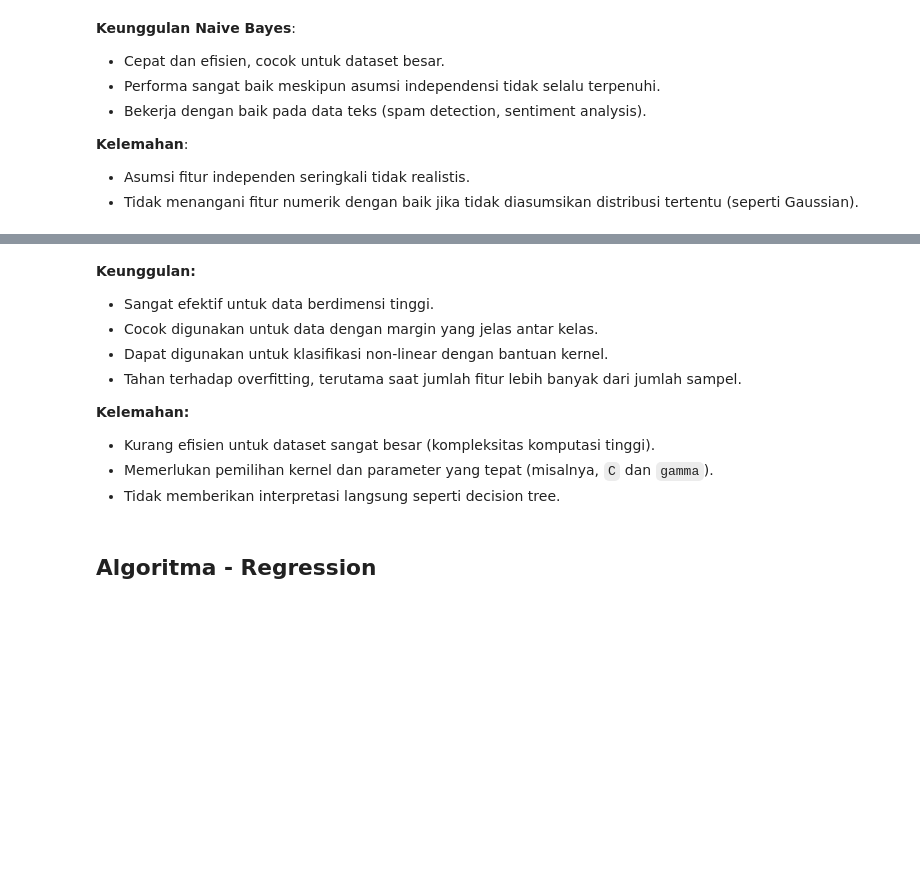
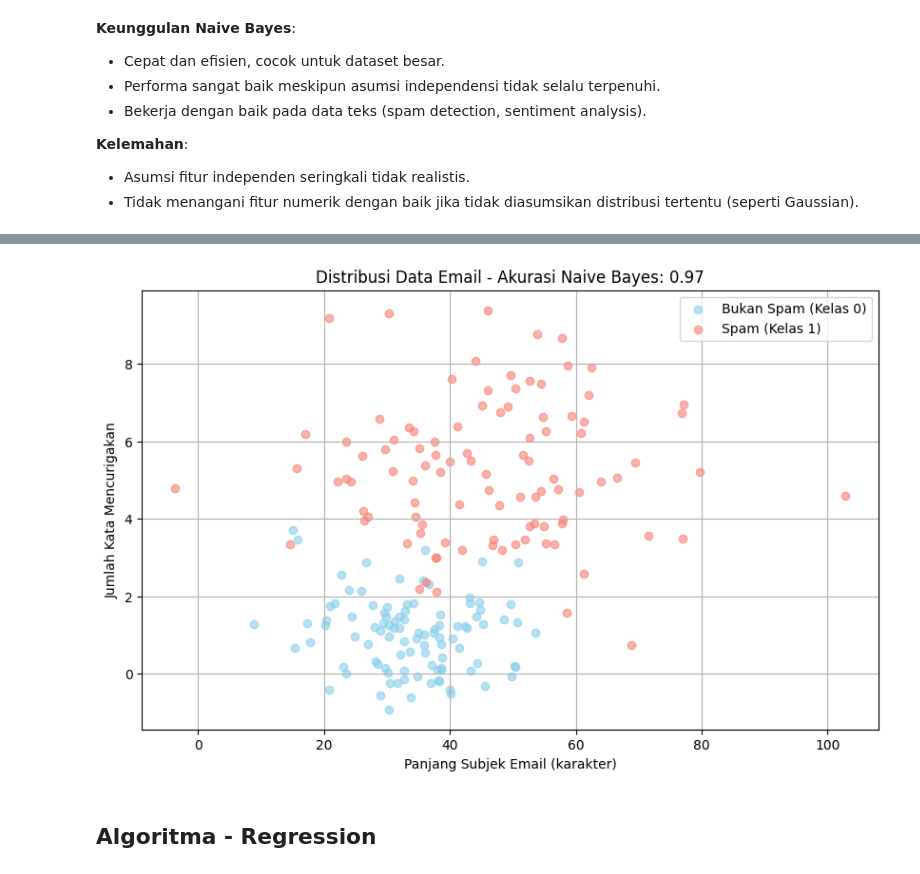
Before and after one commit to JryFarrr/Module_ML_GDGoC_ITS, a Jupyter notebook: Supervised Learning/main.ipynb, the cells around one changed output, grey strips where cells are left out. Saved outputs shown, nothing was run; the diff lists cells and outputs as text; code cells hidden in the pictures; blank space fills up the shorter version.

```diff
--- a/Supervised Learning/main.ipynb
+++ b/Supervised Learning/main.ipynb
@@ -437,14 +215,44 @@ for kernel in kernels:
-# %% [markdown]
-**Keunggulan:**
-- Sangat efektif untuk data berdimensi tinggi.
-- Cocok digunakan untuk data dengan margin yang jelas antar kelas.
-- Dapat digunakan untuk klasifikasi non-linear dengan bantuan kernel.
-- Tahan terhadap overfitting, terutama saat jumlah fitur lebih banyak dari jumlah sampel.
-
-**Kelemahan:**
-- Kurang efisien untuk dataset sangat besar (kompleksitas komputasi tinggi).
-- Memerlukan pemilihan kernel dan parameter yang tepat (misalnya, `C` dan `gamma`).
-- Tidak memberikan interpretasi langsung seperti decision tree.
+# %%
+import numpy as np
+import matplotlib.pyplot as plt
+from sklearn.naive_bayes import GaussianNB
+from sklearn.model_selection import train_test_split
+from sklearn.metrics import accuracy_score
+
+np.random.seed(42)
+
+subject_len_0 = np.random.normal(35, 10, 100)
+suspicious_words_0 = np.random.normal(1, 1, 100)
+
+subject_len_1 = np.random.normal(45, 15, 100)
+suspicious_words_1 = np.random.normal(5, 2, 100)
+
+X_0 = np.column_stack((subject_len_0, suspicious_words_0))
+X_1 = np.column_stack((subject_len_1, suspicious_words_1))
+X = np.vstack((X_0, X_1))
+y = np.array([0] * 100 + [1] * 100)
+
+# Split data
+X_train, X_test, y_train, y_test = train_test_split(X, y, test_size=0.3, random_state=42)
+
+# Train Naive Bayes
+nb = GaussianNB()
+nb.fit(X_train, y_train)
+y_pred = nb.predict(X_test)
+accuracy = accuracy_score(y_test, y_pred)
+
+# Visualisasi
+plt.figure(figsize=(10, 6))
+plt.scatter(X[y == 0][:, 0], X[y == 0][:, 1], color='skyblue', label='Bukan Spam (Kelas 0)', alpha=0.6)
+plt.scatter(X[y == 1][:, 0], X[y == 1][:, 1], color='salmon', label='Spam (Kelas 1)', alpha=0.6)
+plt.xlabel("Panjang Subjek Email (karakter)")
+plt.ylabel("Jumlah Kata Mencurigakan")
+plt.title(f"Distribusi Data Email - Akurasi Naive Bayes: {accuracy:.2f}")
+plt.grid(True)
+plt.legend()
+plt.show()
+# %% [output]
+[figure, added]
 # %% [markdown]
 ## Algoritma - Regression
 # %% [markdown]
```
Also changed, not shown: parts of 44 cells of this notebook.
